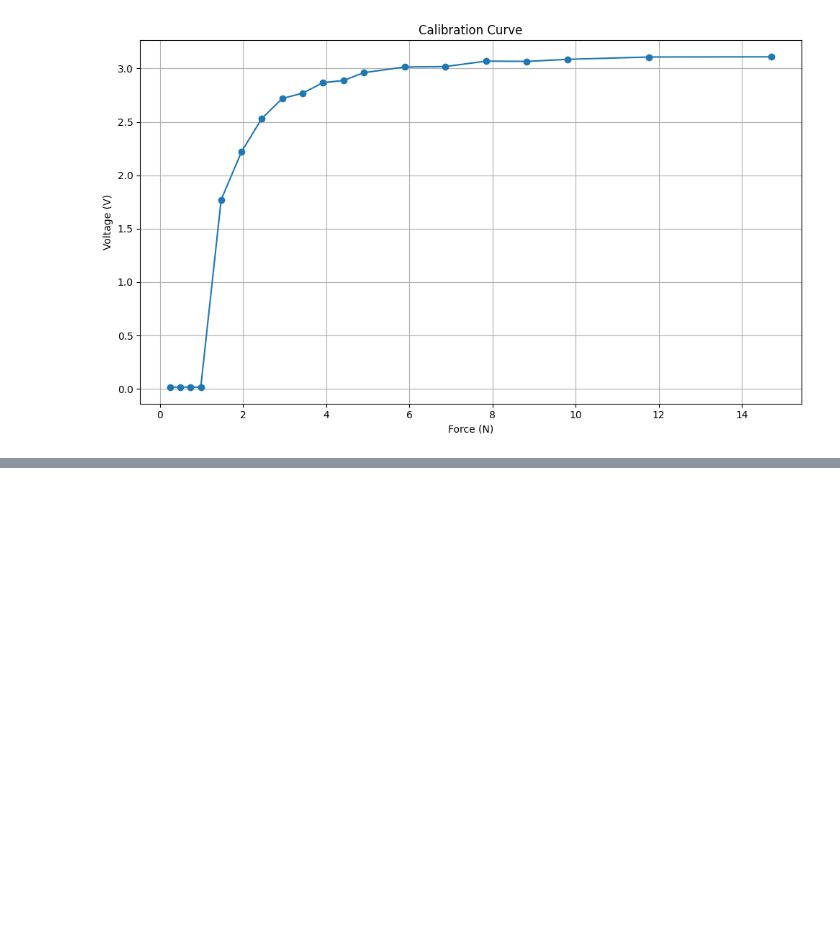
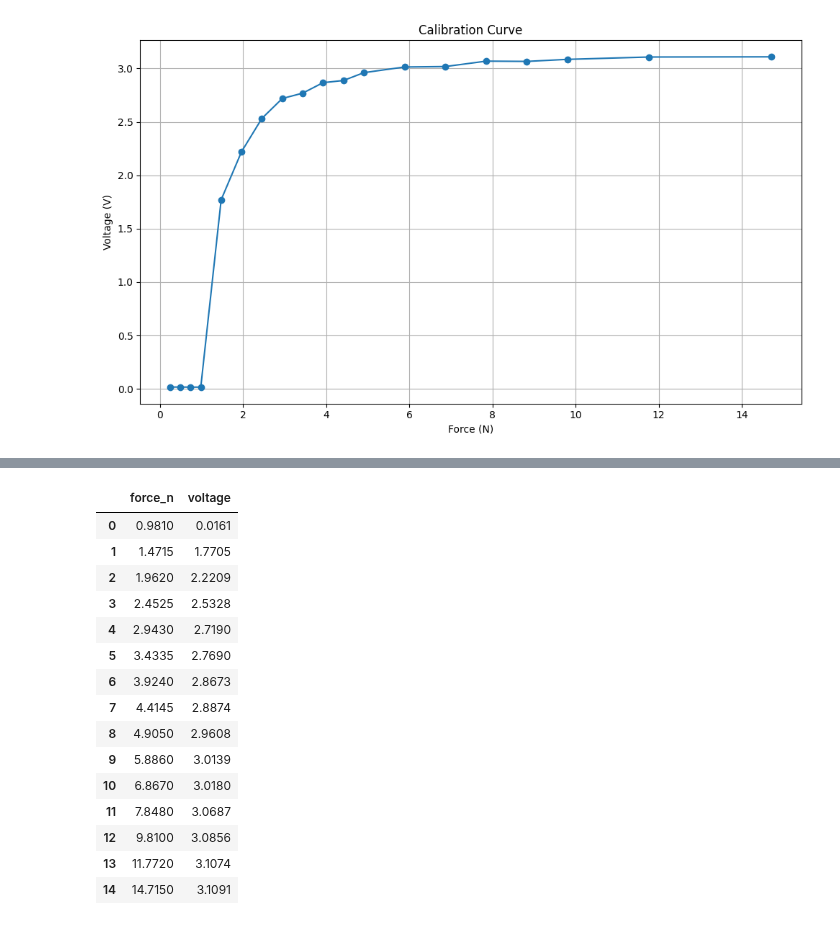
Before and after one commit to gemixin/digit-force-calibration, a Jupyter notebook: calibration.ipynb, the cells around one changed output, grey strips where cells are left out. Cells and saved outputs as stored; diff of their text form; code cells hidden in the pictures; blank space fills up the shorter version.

```diff
--- a/calibration.ipynb
+++ b/calibration.ipynb
@@ -481,0 +486,21 @@ plot_calibration_curve(cal_curve_data)
+# %%
+# Remove values 0,1,2 and 15 to ensure smooth curve
+cal_curve_data = cal_curve_data.drop(index=[0, 1, 2, 15]).reset_index(drop=True)
+cal_curve_data
+# %% [output]
+|  | force_n | voltage |
+| 0 | 0.9810 | 0.0161 |
+| 1 | 1.4715 | 1.7705 |
+| 2 | 1.9620 | 2.2209 |
+| 3 | 2.4525 | 2.5328 |
+| 4 | 2.9430 | 2.7190 |
+| 5 | 3.4335 | 2.7690 |
+| 6 | 3.9240 | 2.8673 |
+| 7 | 4.4145 | 2.8874 |
+| 8 | 4.9050 | 2.9608 |
+| 9 | 5.8860 | 3.0139 |
+| 10 | 6.8670 | 3.0180 |
+| 11 | 7.8480 | 3.0687 |
+| 12 | 9.8100 | 3.0856 |
+| 13 | 11.7720 | 3.1074 |
+| 14 | 14.7150 | 3.1091 |
```
Also changed, not shown: parts of 5 cells of this notebook, 2 other files.
